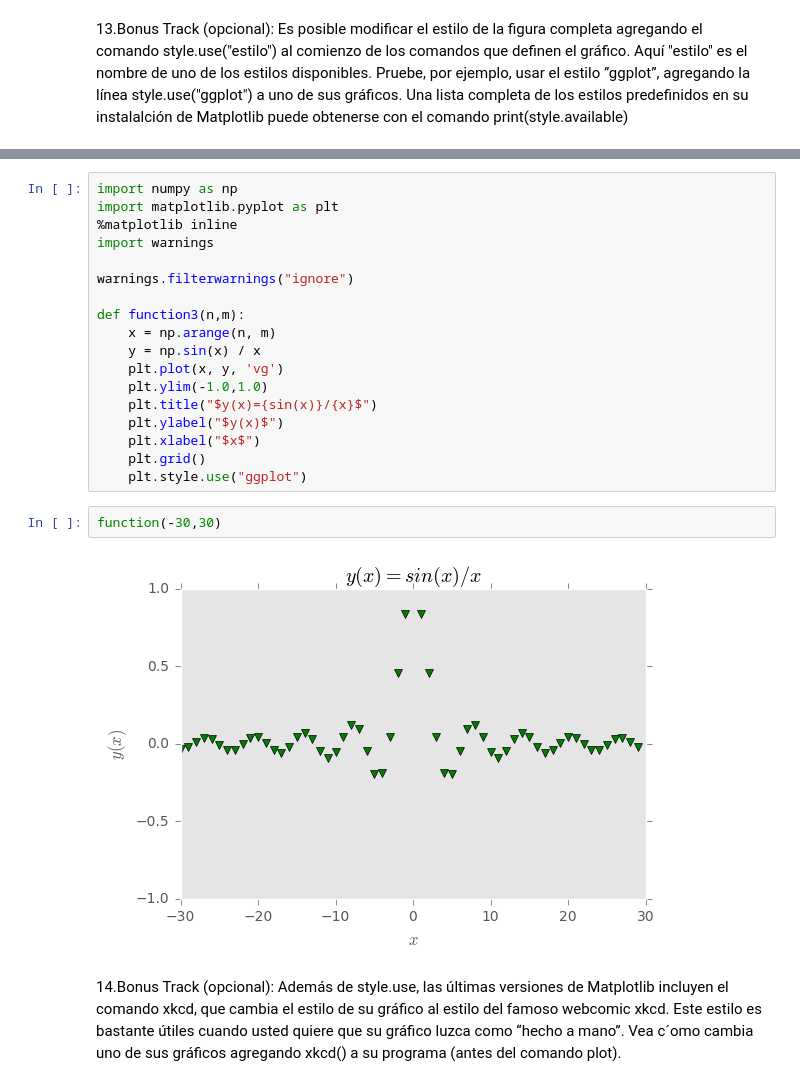
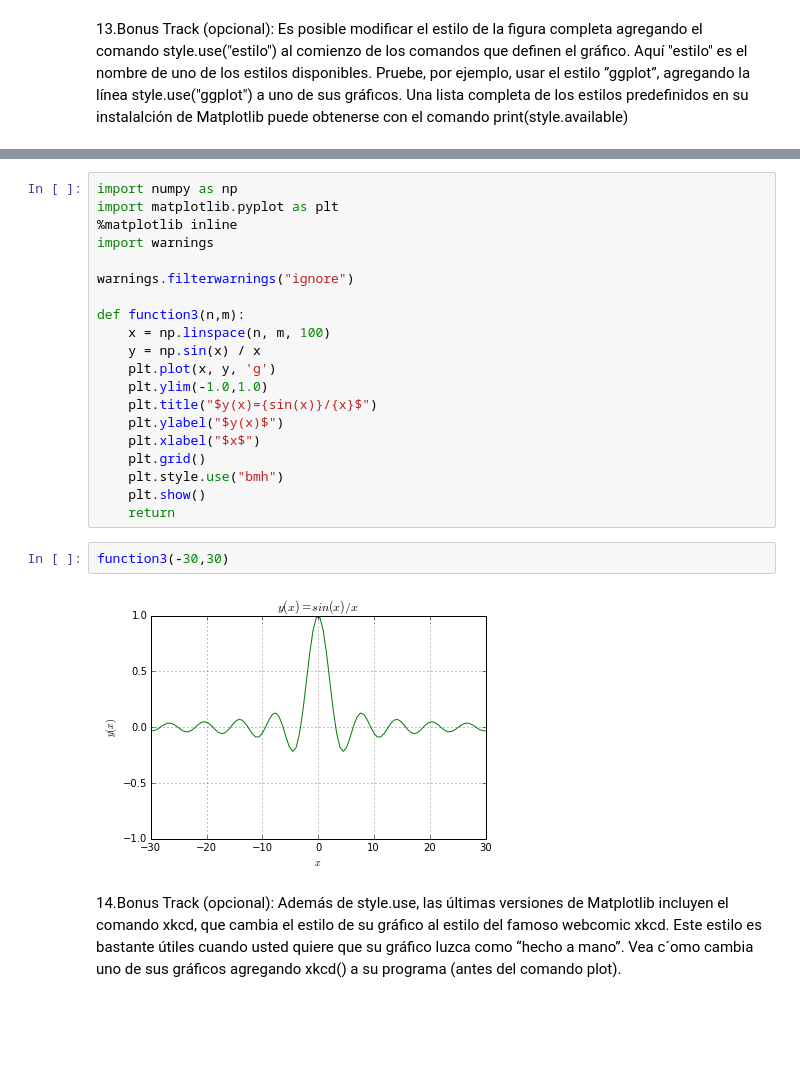
Before and after one commit to lmacaya/TP17, a Jupyter notebook: TP17-master/guias/Guía 5.ipynb, the cells around one changed output, grey strips where cells are left out. Saved outputs shown, nothing was run; the diff lists cells and outputs as text; blank space fills up the shorter version.

```diff
--- a/TP17-master/guias/Guía 5.ipynb
+++ b/TP17-master/guias/Guía 5.ipynb
@@ -239,19 +241,21 @@ import warnings
 warnings.filterwarnings("ignore")
 
 def function3(n,m):
-    x = np.arange(n, m)
+    x = np.linspace(n, m, 100)
     y = np.sin(x) / x
-    plt.plot(x, y, 'vg')
+    plt.plot(x, y, 'g')
     plt.ylim(-1.0,1.0)
     plt.title("$y(x)={sin(x)}/{x}$")
     plt.ylabel("$y(x)$")
     plt.xlabel("$x$")
     plt.grid()
-    plt.style.use("ggplot")
+    plt.style.use("bmh")
+    plt.show()
+    return
 # %%
-function(-30,30)
+function3(-30,30)
 # %% [output]
-[figure, old version]
+[figure, new version]
 # %% [markdown]
 14.Bonus Track (opcional): Además de style.use, las últimas versiones de Matplotlib incluyen
 el comando xkcd, que cambia el estilo de su gráfico al estilo del famoso webcomic xkcd.
```
Also changed, not shown: parts of 7 cells of this notebook, 13 other files.
